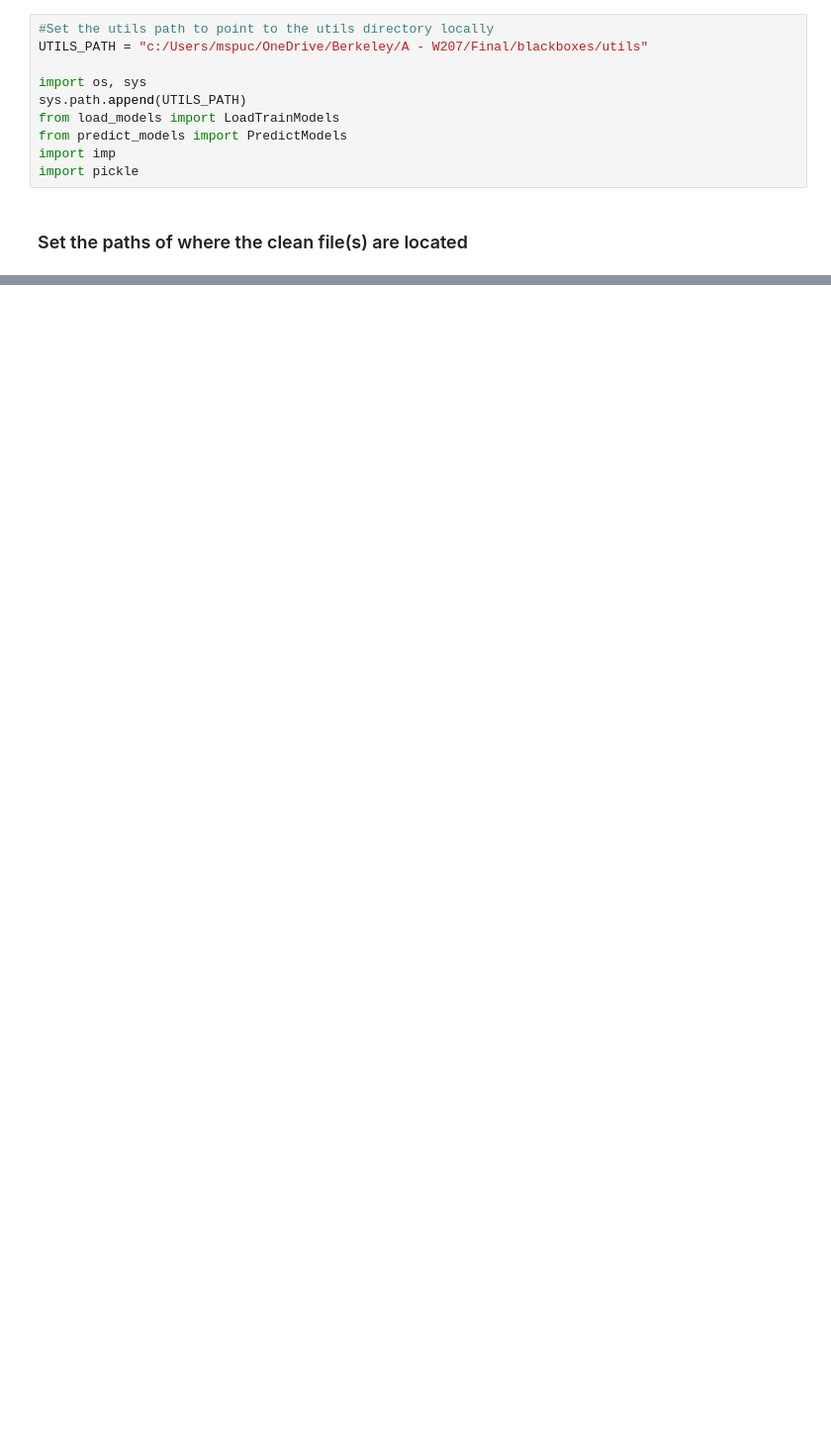
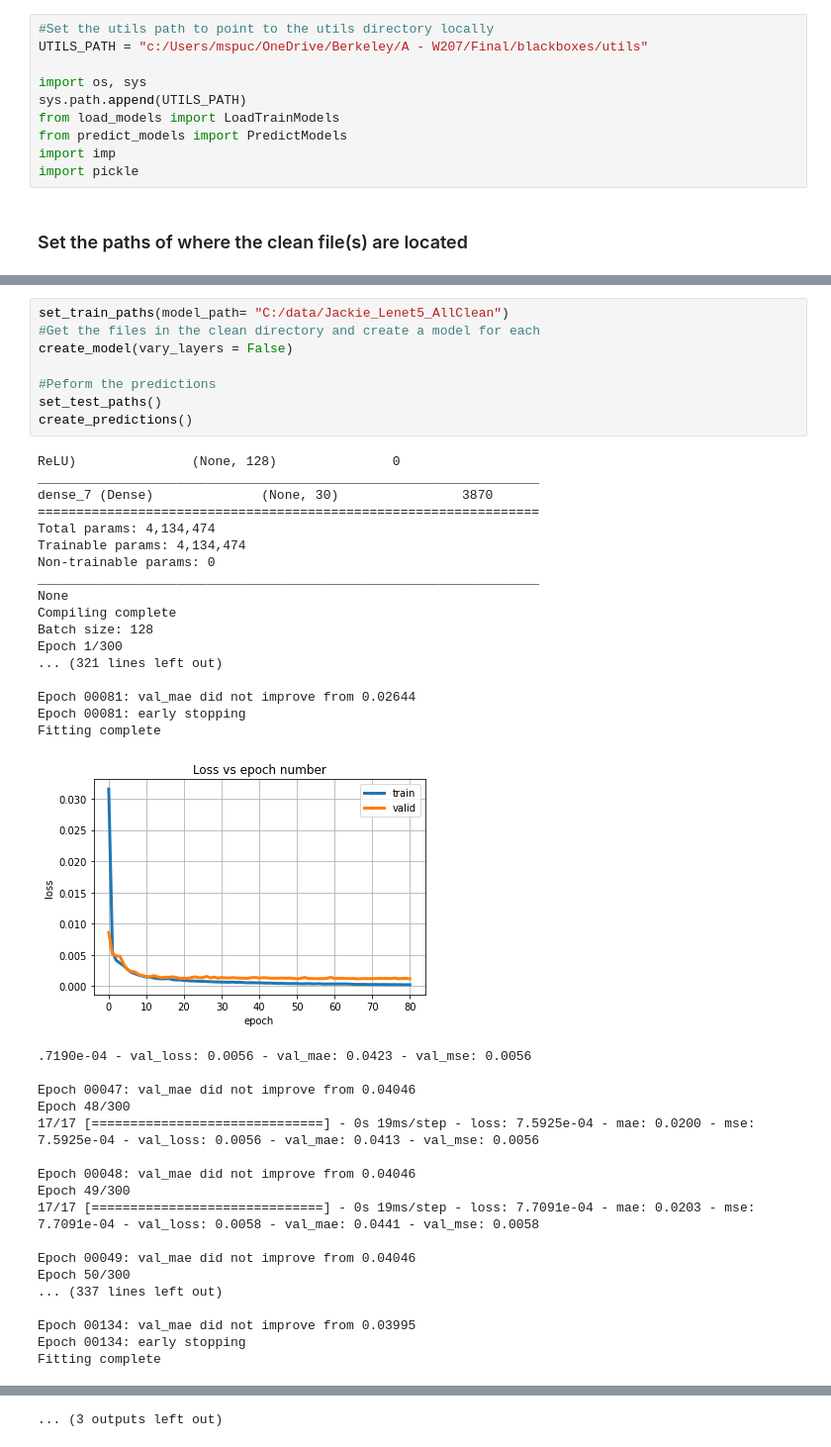
Before and after one commit to jcweaver/blackboxes, a Jupyter notebook: models/Lenet5_Model.ipynb, the cells around one changed output, grey strips where cells are left out. Shown at 99% size. Saved outputs shown, nothing was run; the diff lists cells and outputs as text; blank space fills up the shorter version.

```diff
--- a/models/Lenet5_Model.ipynb
+++ b/models/Lenet5_Model.ipynb
@@ -130,0 +194,44 @@ End model and train
+# %%
+set_train_paths(model_path= "C:/data/Jackie_Lenet5_AllClean")
+#Get the files in the clean directory and create a model for each
+create_model(vary_layers = False)
+
+#Peform the predictions
+set_test_paths()
+create_predictions()
+# %% [output]
+ReLU)               (None, 128)               0
+_________________________________________________________________
+dense_7 (Dense)              (None, 30)                3870
+=================================================================
+Total params: 4,134,474
+Trainable params: 4,134,474
+Non-trainable params: 0
+_________________________________________________________________
+None
+Compiling complete
+Batch size: 128
+Epoch 1/300
+... (321 lines left out)
+
+Epoch 00081: val_mae did not improve from 0.02644
+Epoch 00081: early stopping
+Fitting complete
+[figure, added]
+.7190e-04 - val_loss: 0.0056 - val_mae: 0.0423 - val_mse: 0.0056
+
+Epoch 00047: val_mae did not improve from 0.04046
+Epoch 48/300
+17/17 [==============================] - 0s 19ms/step - loss: 7.5925e-04 - mae: 0.0200 - mse: 7.5925e-04 - val_loss: 0.0056 - val_mae: 0.0413 - val_mse: 0.0056
+
+Epoch 00048: val_mae did not improve from 0.04046
+Epoch 49/300
+17/17 [==============================] - 0s 19ms/step - loss: 7.7091e-04 - mae: 0.0203 - mse: 7.7091e-04 - val_loss: 0.0058 - val_mae: 0.0441 - val_mse: 0.0058
+
+Epoch 00049: val_mae did not improve from 0.04046
+Epoch 50/300
+... (337 lines left out)
+
+Epoch 00134: val_mae did not improve from 0.03995
+Epoch 00134: early stopping
+Fitting complete
@@ -131 +311,2 @@ End model and train
+... (3 outputs left out)
 # %% [markdown]
```
Also changed, not shown: parts of 24 cells of this notebook.
